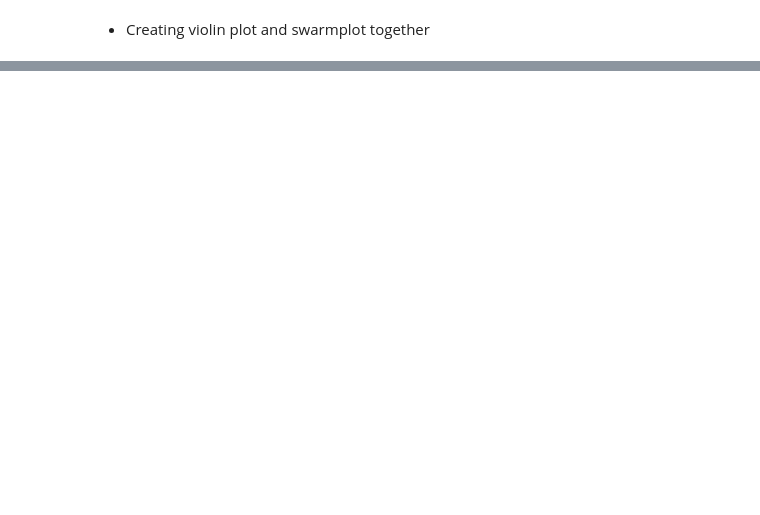
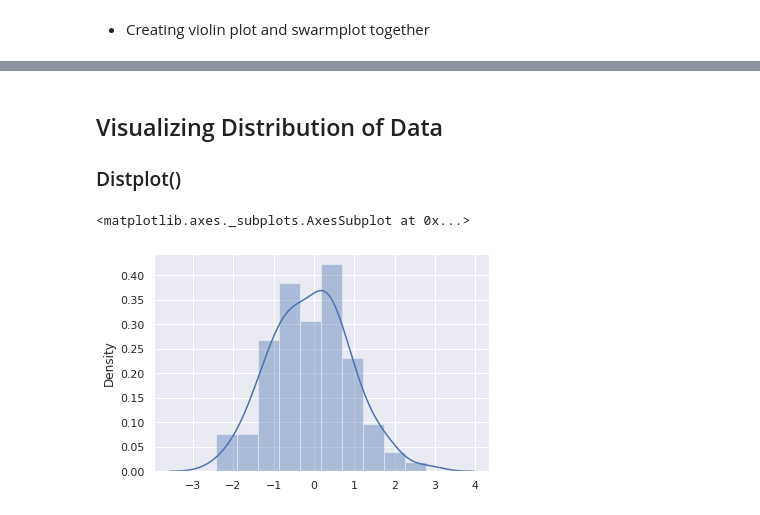
Before and after one commit to lakshit2808/ML-Tool-Kit, a Jupyter notebook: Data_Visualization/Seaborn/seaborn.ipynb, the cells around one changed output, grey strips where cells are left out. Saved outputs shown, nothing was run; the diff lists cells and outputs as text; code cells hidden in the pictures; blank space fills up the shorter version.

```diff
--- a/Data_Visualization/Seaborn/seaborn.ipynb
+++ b/Data_Visualization/Seaborn/seaborn.ipynb
@@ -306,0 +327,9 @@ sns.swarmplot(x = 'price', y = 'color', color = 'k', size = 3, data = diamonds,
+# %% [markdown]
+## Visualizing Distribution of Data
+### Distplot()
+# %%
+x = np.random.randn(100)
+sns.distplot(x)
+# %% [output]
+<matplotlib.axes._subplots.AxesSubplot at 0x...>
+[figure, added]
```
Also changed, not shown: parts of 50 cells of this notebook.
